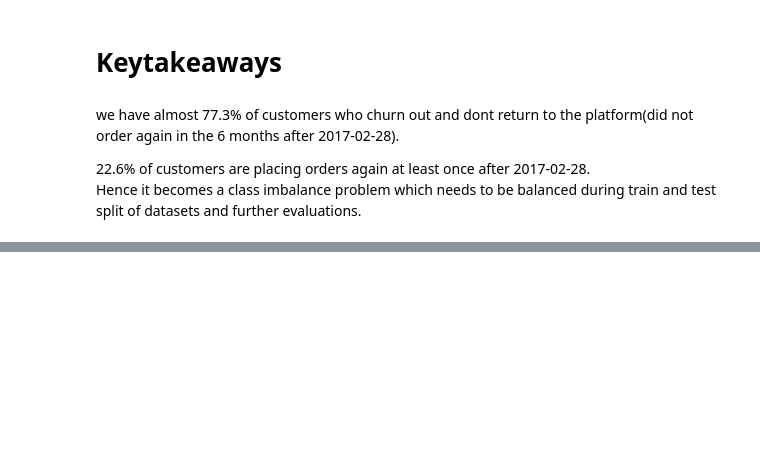
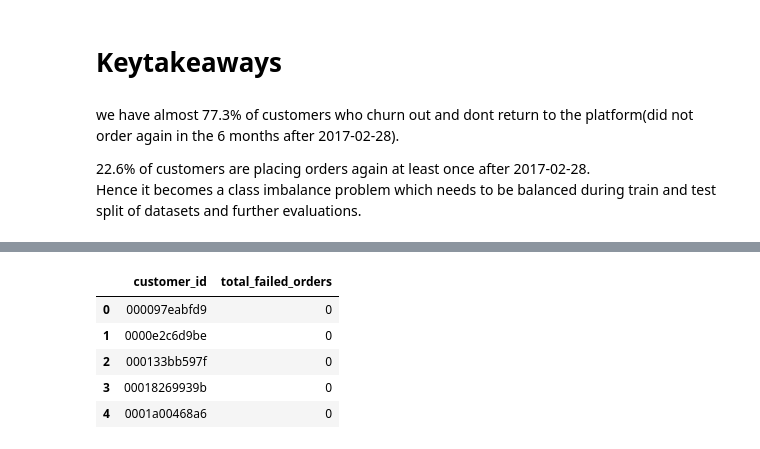
Before and after one commit to yh18190/chunautee_samna, a Jupyter notebook: DataPrep_Transformations.ipynb, the cells around one changed output, grey strips where cells are left out. Cells and saved outputs as stored; diff of their text form; code cells hidden in the pictures; blank space fills up the shorter version.

```diff
--- a/DataPrep_Transformations.ipynb
+++ b/DataPrep_Transformations.ipynb
@@ -180,0 +221,12 @@ Hence it becomes a class imbalance problem which needs to be balanced during tra
+# %%
+#Total failed orders per customer
+df_orders['is_failed']=df_orders['is_failed'].astype(int)
+df_count_failed_orders=df_orders[['customer_id','is_failed']].groupby('customer_id')['is_failed'].sum().reset_index(name='total_failed_orders')
+df_count_failed_orders.head()
+# %% [output]
+|  | customer_id | total_failed_orders |
+| 0 | 000097eabfd9 | 0 |
+| 1 | 0000e2c6d9be | 0 |
+| 2 | 000133bb597f | 0 |
+| 3 | 00018269939b | 0 |
+| 4 | 0001a00468a6 | 0 |
```
Also changed, not shown: parts of 11 cells of this notebook.
